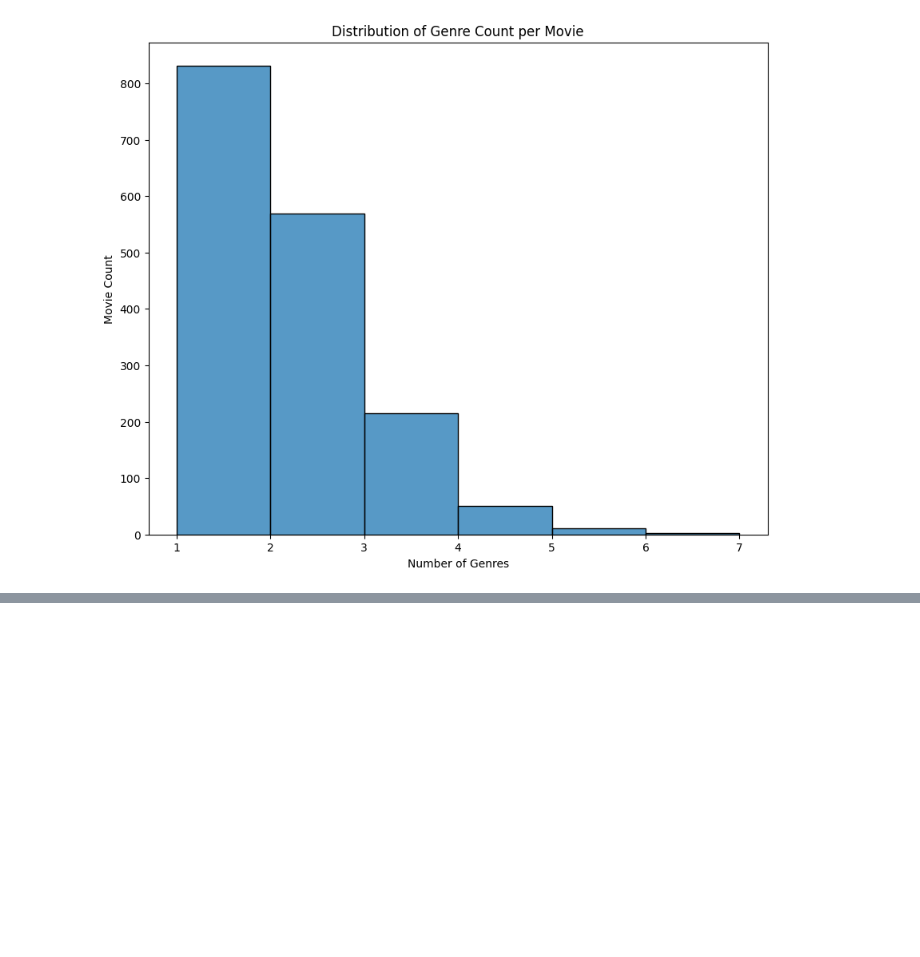
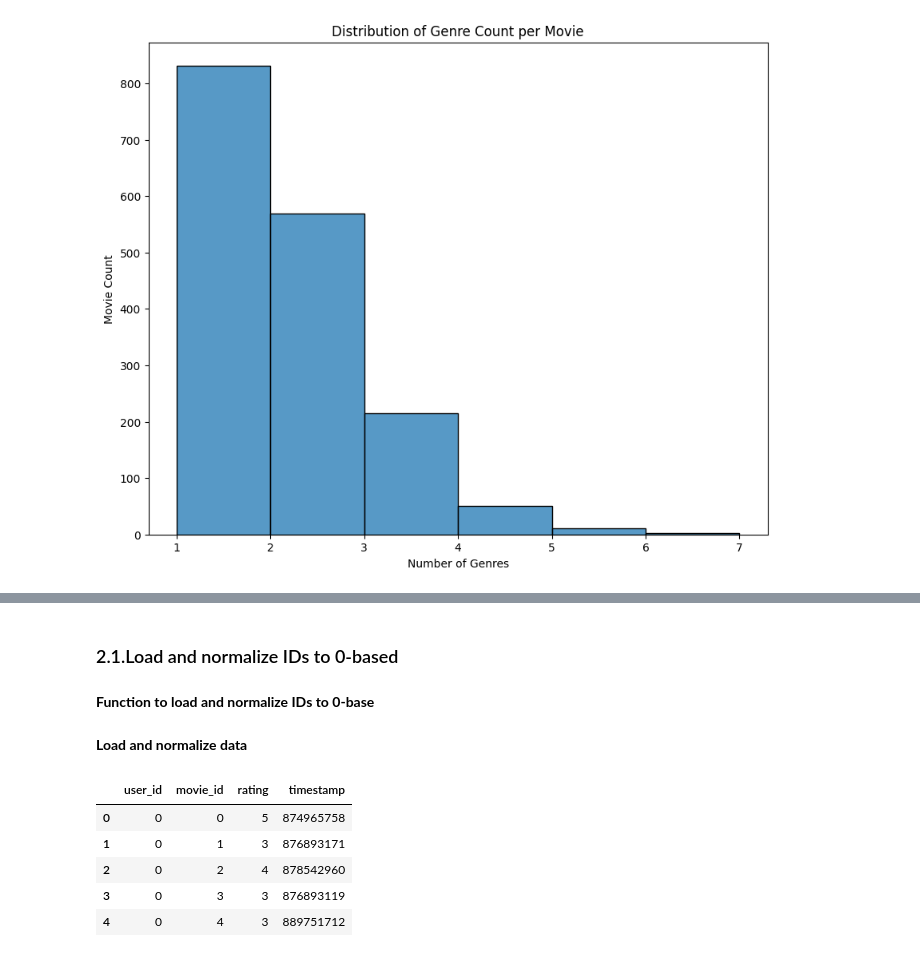
Before and after one commit to tuan0306/Recommendation-system, a Jupyter notebook: notebooks/EDA_Data_Cleaning.ipynb, the cells around one changed output, grey strips where cells are left out. Cells and saved outputs as stored; diff of their text form; code cells hidden in the pictures; blank space fills up the shorter version.

```diff
--- a/notebooks/EDA_Data_Cleaning.ipynb
+++ b/notebooks/EDA_Data_Cleaning.ipynb
@@ -151,0 +152,26 @@ plt.show()
+# %% [markdown]
+### 2.1.Load and normalize IDs to 0-based
+# %% [markdown]
+**Function to load and normalize IDs to 0-base**
+# %%
+def load_and_normalize(file_path):
+    data=pd.read_csv(file_path,sep='\t',names=r_cols)
+    data['movie_id']-=1
+    data['user_id']-=1
+    return data
+# %% [markdown]
+**Load and normalize data**
+# %%
+ratings_a_train=load_and_normalize('../data/raw/ua.base')
+ratings_a_test=load_and_normalize('../data/raw/ua.test')
+ratings_b_train=load_and_normalize('../data/raw/ub.base')
+ratings_b_test=load_and_normalize('../data/raw/ub.test')
+# %%
+ratings_a_train.head(5)
+# %% [output]
+|  | user_id | movie_id | rating | timestamp |
+| 0 | 0 | 0 | 5 | 874965758 |
+| 1 | 0 | 1 | 3 | 876893171 |
+| 2 | 0 | 2 | 4 | 878542960 |
+| 3 | 0 | 3 | 3 | 876893119 |
+| 4 | 0 | 4 | 3 | 889751712 |
```
Also changed, not shown: parts of 14 cells of this notebook, 23 other files.
